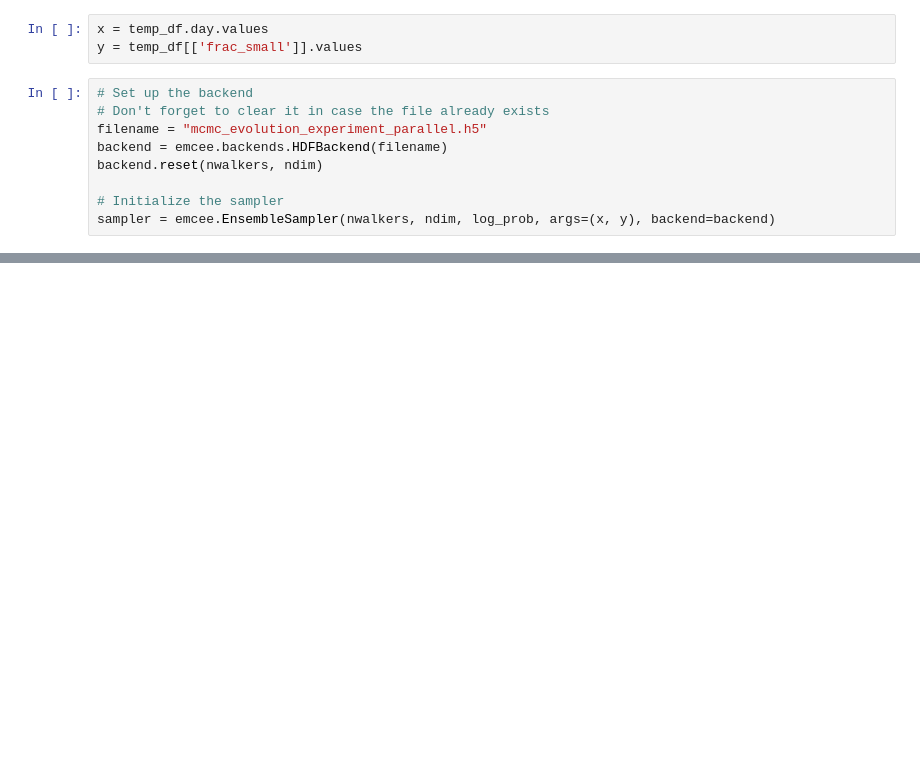
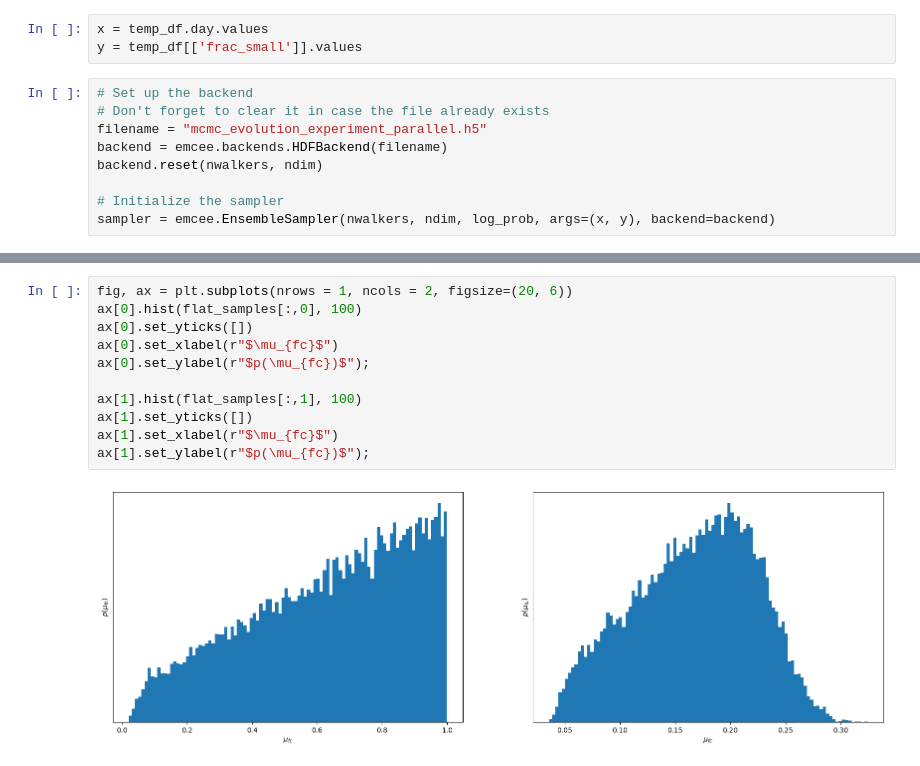
Before and after one commit to mpedraza98/trna, a Jupyter notebook: MCMC_parameters_parallel.ipynb, the cells around one changed output, grey strips where cells are left out. Saved outputs shown, nothing was run; the diff lists cells and outputs as text; blank space fills up the shorter version.

```diff
--- a/MCMC_parameters_parallel.ipynb
+++ b/MCMC_parameters_parallel.ipynb
@@ -280,0 +240,13 @@ ValueError: Probability function returned NaN
+# %%
+fig, ax = plt.subplots(nrows = 1, ncols = 2, figsize=(20, 6))
+ax[0].hist(flat_samples[:,0], 100)
+ax[0].set_yticks([])
+ax[0].set_xlabel(r"$\mu_{fc}$")
+ax[0].set_ylabel(r"$p(\mu_{fc})$");
+
+ax[1].hist(flat_samples[:,1], 100)
+ax[1].set_yticks([])
+ax[1].set_xlabel(r"$\mu_{fc}$")
+ax[1].set_ylabel(r"$p(\mu_{fc})$");
+# %% [output]
+[figure, added]
```
Also changed, not shown: parts of 10 cells of this notebook, 8 other files.
